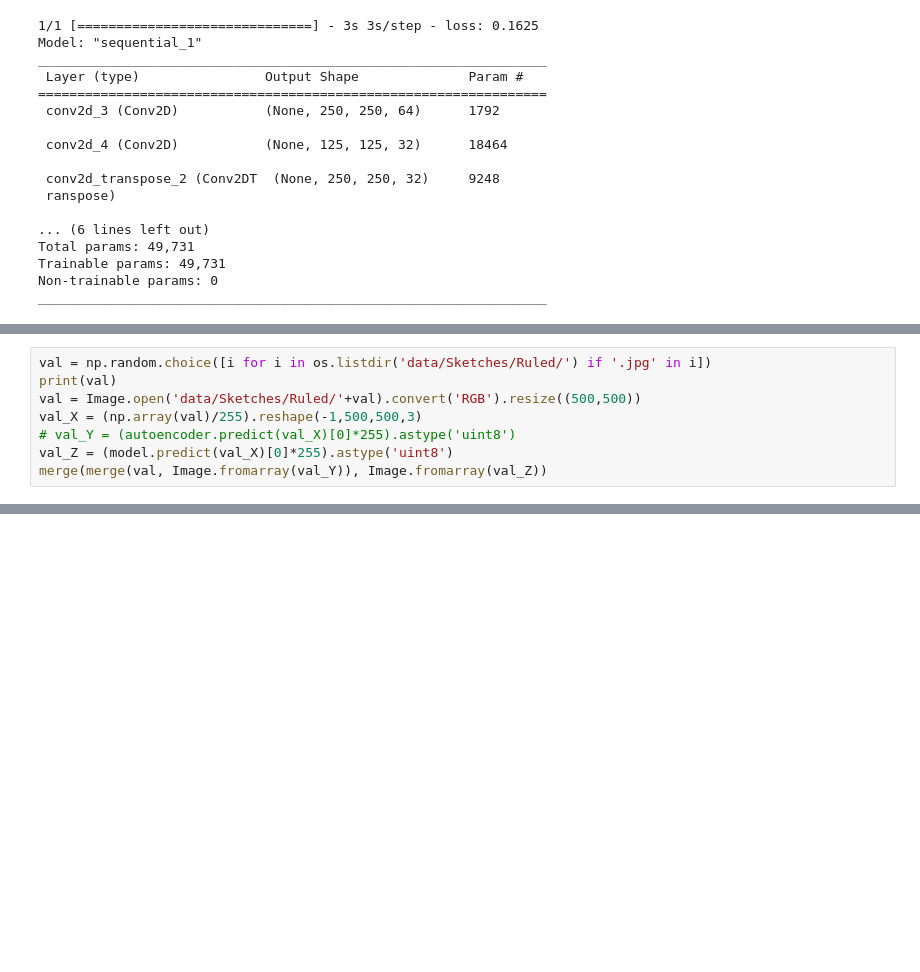
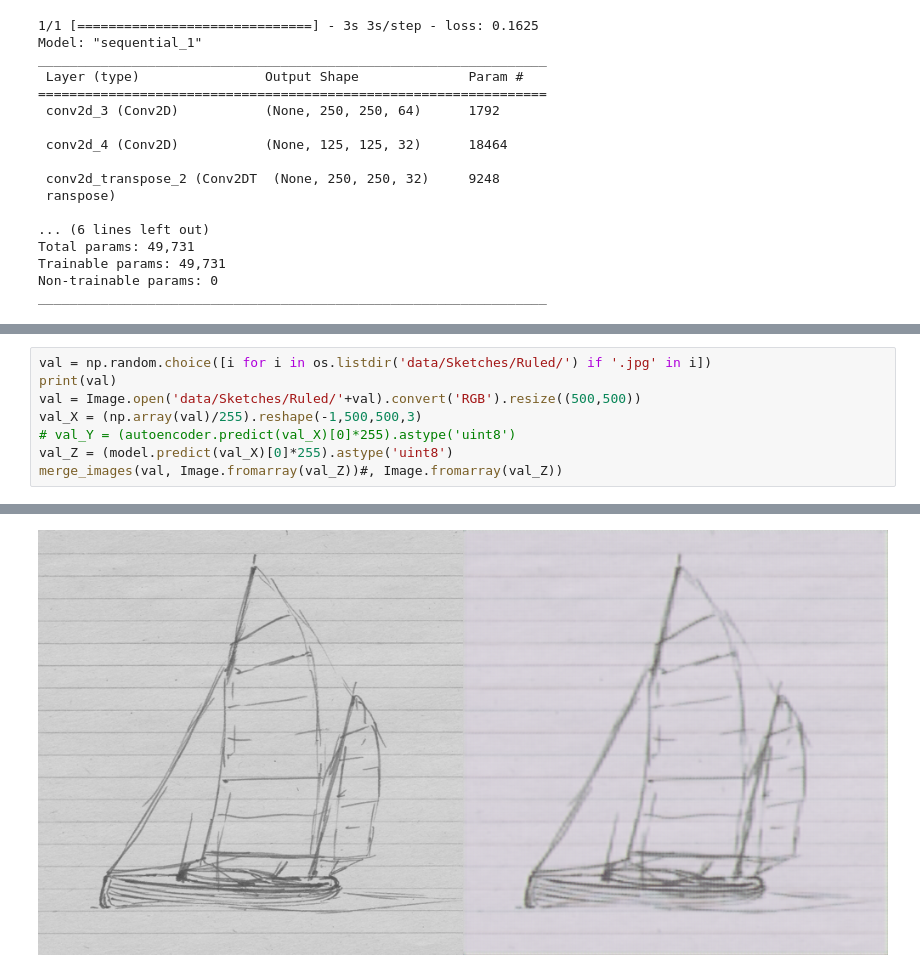
Before and after one commit to ljbelenky/line_remover, a Jupyter notebook: dataset_training.ipynb, the cells around one changed output, grey strips where cells are left out. Cells and saved outputs as stored; diff of their text form; blank space fills up the shorter version.

```diff
--- a/dataset_training.ipynb
+++ b/dataset_training.ipynb
@@ -149,4 +152,5 @@ val = Image.open('data/Sketches/Ruled/'+val).convert('RGB').resize((500,500))
 val_X = (np.array(val)/255).reshape(-1,500,500,3)
 # val_Y = (autoencoder.predict(val_X)[0]*255).astype('uint8')
 val_Z = (model.predict(val_X)[0]*255).astype('uint8')
-merge(merge(val, Image.fromarray(val_Y)), Image.fromarray(val_Z))
+merge_images(val, Image.fromarray(val_Z))#, Image.fromarray(val_Z))
+# %% [output]
@@ -152,0 +159 @@ merge(merge(val, Image.fromarray(val_Y)), Image.fromarray(val_Z))
+[figure, added]
```
Also changed, not shown: parts of 5 cells of this notebook.
